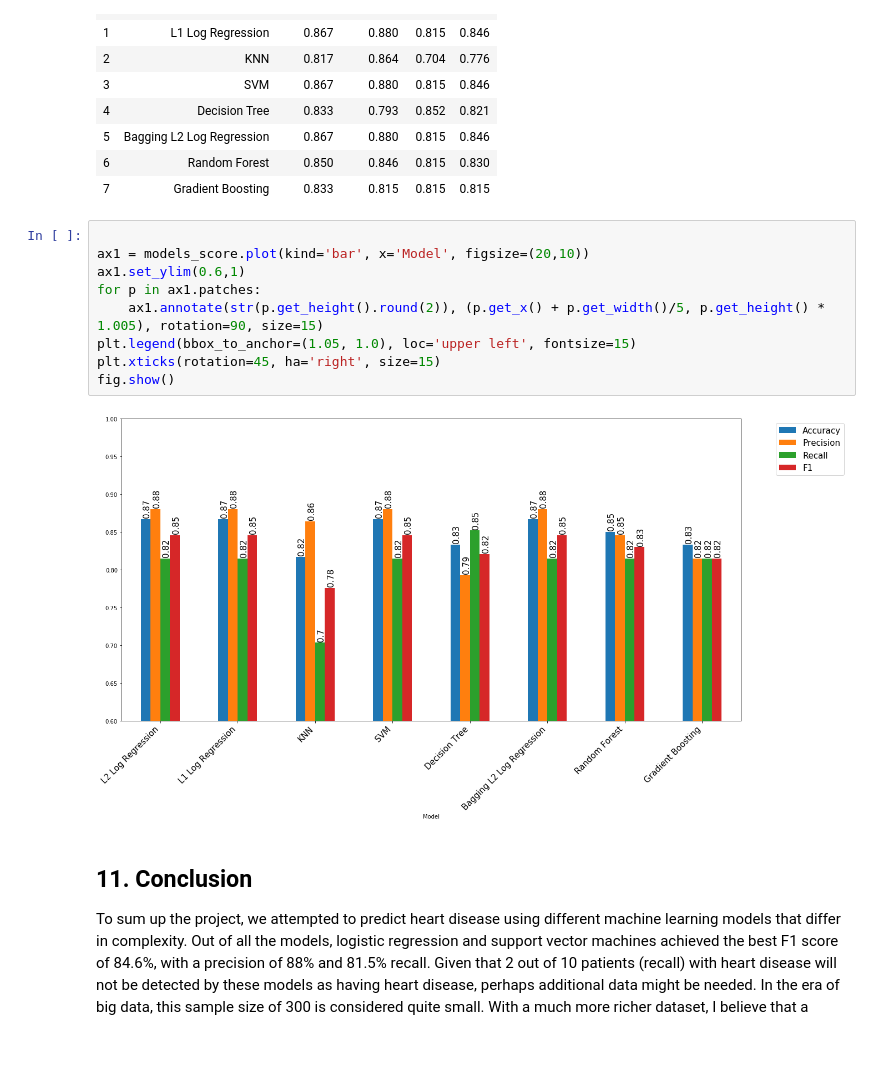
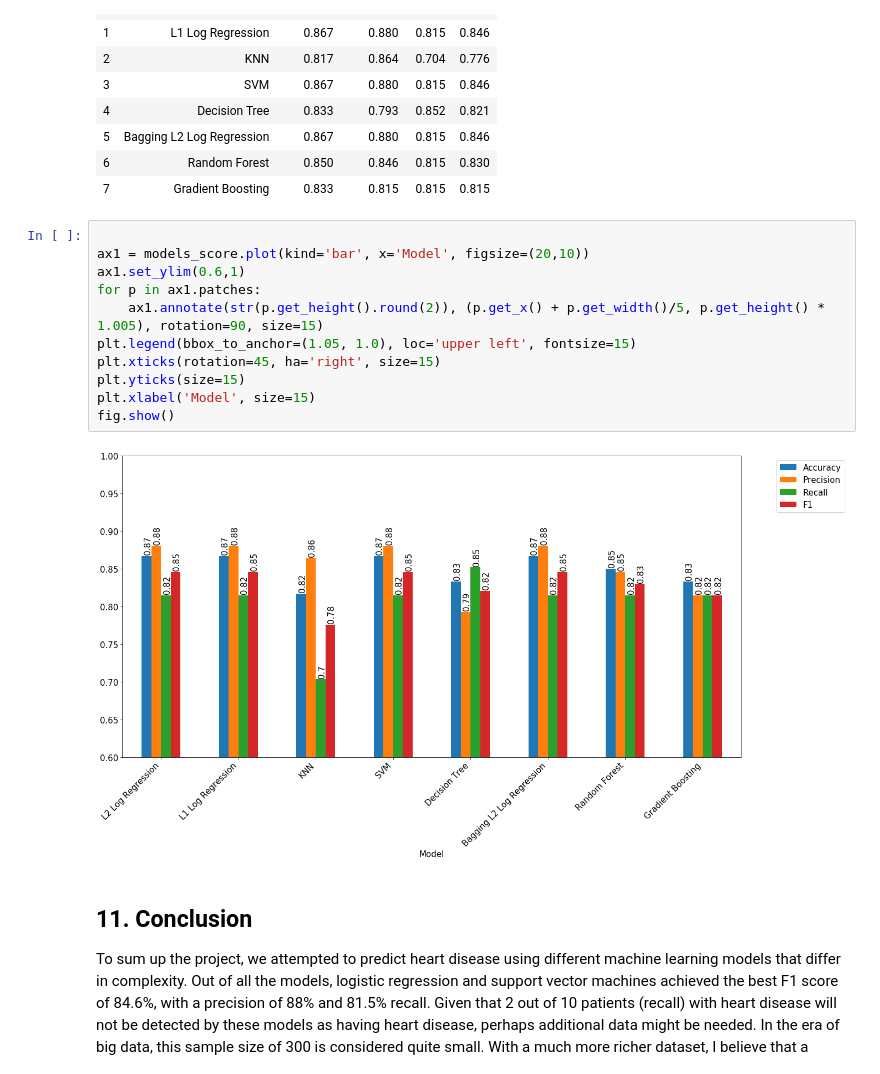
Before and after one commit to teyang-lau/Heart_Disease_Prediction, a Jupyter notebook: predictors-of-heart-disease-an-exploration.ipynb, the cells around one changed output. Drawn from its saved outputs; the diff is of its cells as text; blank space fills up the shorter version.

Commit message:
improved model comparison plot

```diff
--- a/predictors-of-heart-disease-an-exploration.ipynb
+++ b/predictors-of-heart-disease-an-exploration.ipynb
@@ -914,14 +914,16 @@ models_score
 # %%
 
 ax1 = models_score.plot(kind='bar', x='Model', figsize=(20,10))
 ax1.set_ylim(0.6,1)
 for p in ax1.patches:
     ax1.annotate(str(p.get_height().round(2)), (p.get_x() + p.get_width()/5, p.get_height() * 1.005), rotation=90, size=15)
 plt.legend(bbox_to_anchor=(1.05, 1.0), loc='upper left', fontsize=15)
 plt.xticks(rotation=45, ha='right', size=15)
+plt.yticks(size=15)
+plt.xlabel('Model', size=15)
 fig.show()
 # %% [output]
-[figure, old version]
+[figure, new version]
 # %% [markdown]
 <a id='Conclusion'></a>
 ## **11. Conclusion** ##
```
